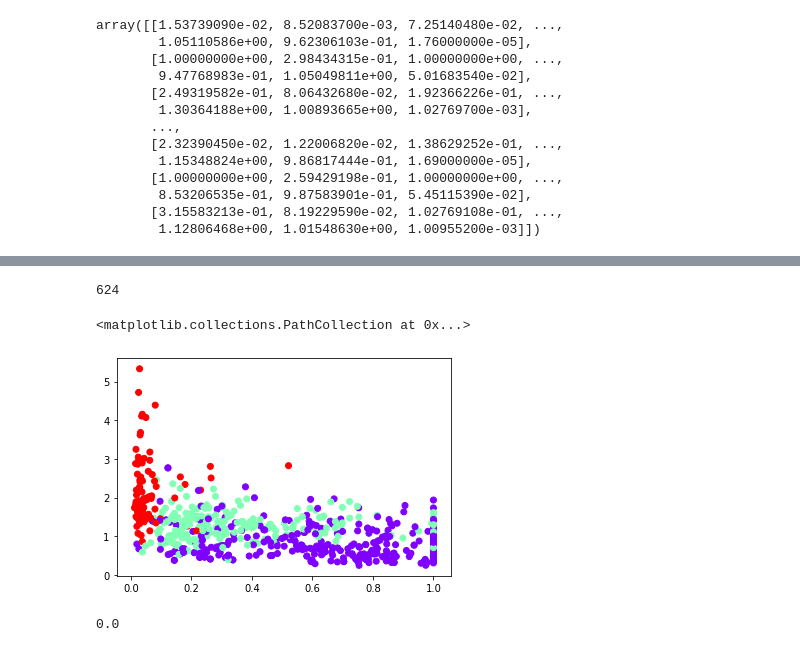
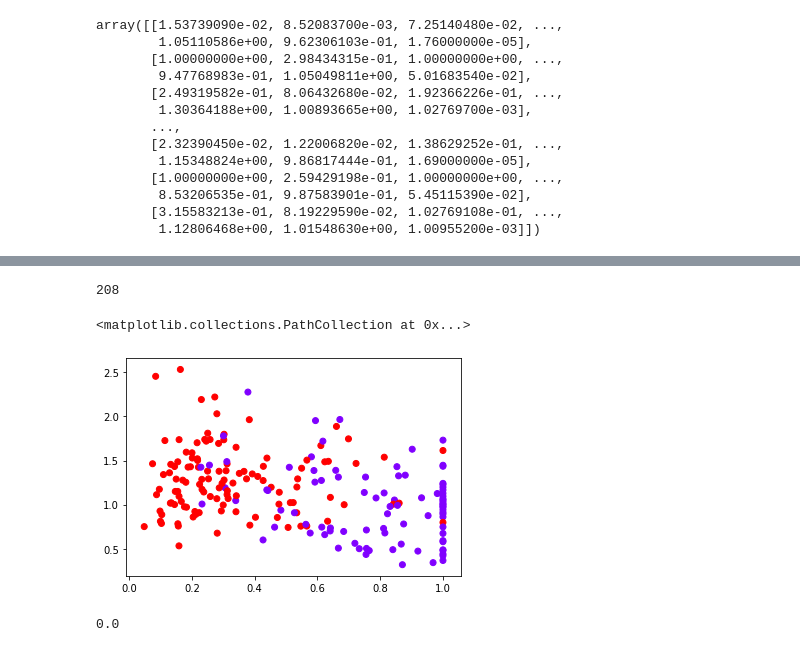
Before and after one commit to nonso1234/ML-Project-, a Jupyter notebook: Categorical_clusters_01.ipynb, the cells around one changed output, grey strips where cells are left out. Drawn from its saved outputs; the diff is of its cells as text; code cells hidden in the pictures.

```diff
--- a/Categorical_clusters_01.ipynb
+++ b/Categorical_clusters_01.ipynb
@@ -81,36 +109,6 @@ print((x_train_cl))
 # %%
 from sklearn.cluster import AgglomerativeClustering
-clus=3
-xx1_train=((x_train_cl))
+clus=2
+xx1_train=((x_train_cl2))
 cluster = AgglomerativeClustering(n_clusters=clus, affinity='euclidean', linkage='ward')
 clusters=cluster.fit_predict(xx1_train)
-# %%
-from sklearn.cluster import AgglomerativeClustering
-clus=3
-#cluster=[]
-clusters=[]
-cx1=[]
-cy1=[]
-
-for f in range(len(x_train_cl)):
-    #cluster.append([])
-    cx1.append([])
-    cy1.append([])
-    clusters.append([])
-    xx1_train=(x_train_cl[f])
-    cluster = AgglomerativeClustering(n_clusters=clus, affinity='euclidean', linkage='ward')
-    clusters[f]=cluster.fit_predict(xx1_train)
-
-
-    for i in range (0,clus):
-        cx1[f].append([])
-        cy1[f].append([])
-        h=0
-        for j in range (len(clusters[f])-1):
-
-            if clusters[f][j]==i:
-                cx1[f][i].append([])
-                cy1[f][i].append([])
-                cx1[f][i][h]=x_train[j,:]
-                cy1[f][i][h]=y_train[j,:]
-                h=h+1
@@ -122,5 +115,5 @@ array=[0.01537391 0.00852084 0.3741688  0.07603321 0.0419239  1.84076494
 # %%
 print(clusters)
 print(len(clusters))
-x_train_cl=np.asarray(x_train_cl)
+x_train_cl2=np.asarray(x_train_cl2)
 # %% [output]
@@ -145,11 +127,11 @@ x_train_cl=np.asarray(x_train_cl)
 # %%
 from mpl_toolkits.mplot3d import Axes3D
 print(len(clusters))
-plt.scatter(x_train_cl[:,0],x_train_cl[:,8], c=cluster.labels_, cmap='rainbow')
+plt.scatter(x_train_cl2[:,0],x_train_cl2[:,8], c=cluster.labels_, cmap='rainbow')
 # %% [output]
-624
+208
 <matplotlib.collections.PathCollection at 0x...>
-[figure, old version]
+[figure, new version]
 # %%
 print((1/6)%(1/6))
 # %% [output]
```
Also changed, not shown: parts of 5 cells of this notebook.
